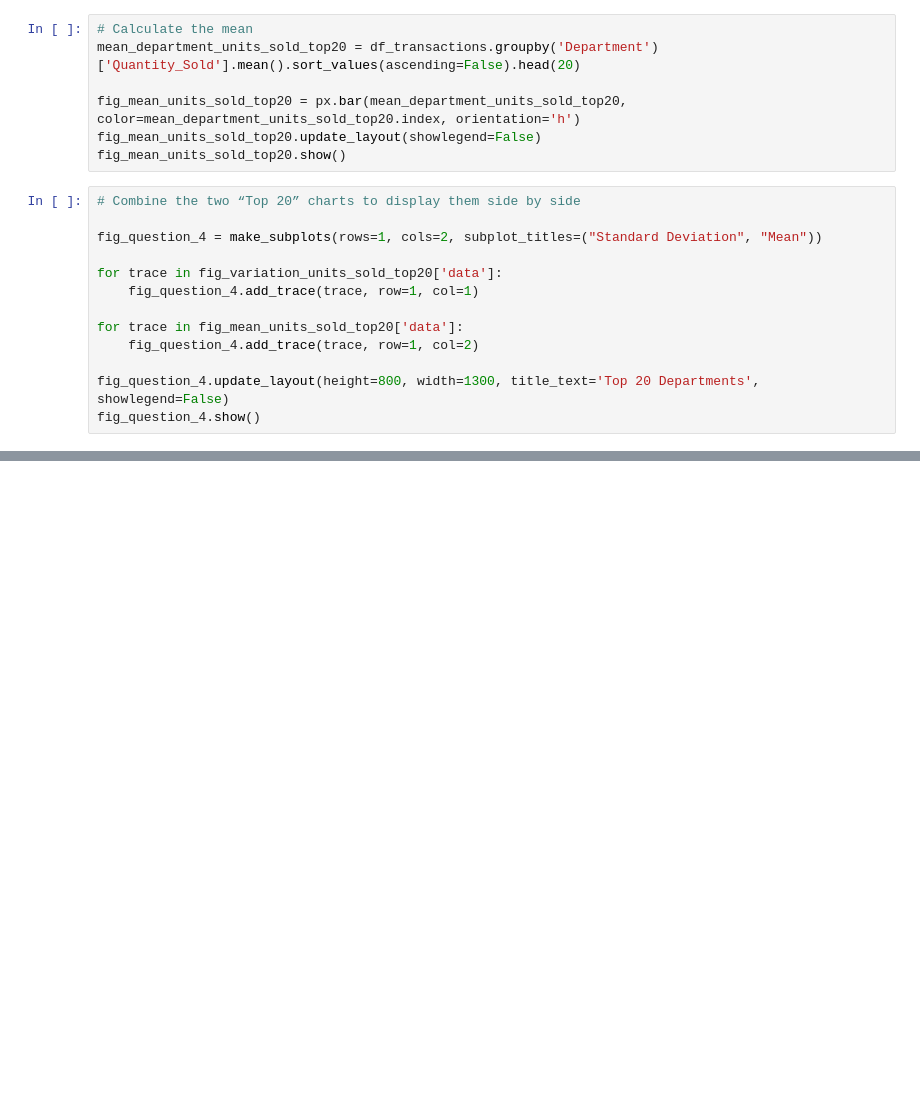
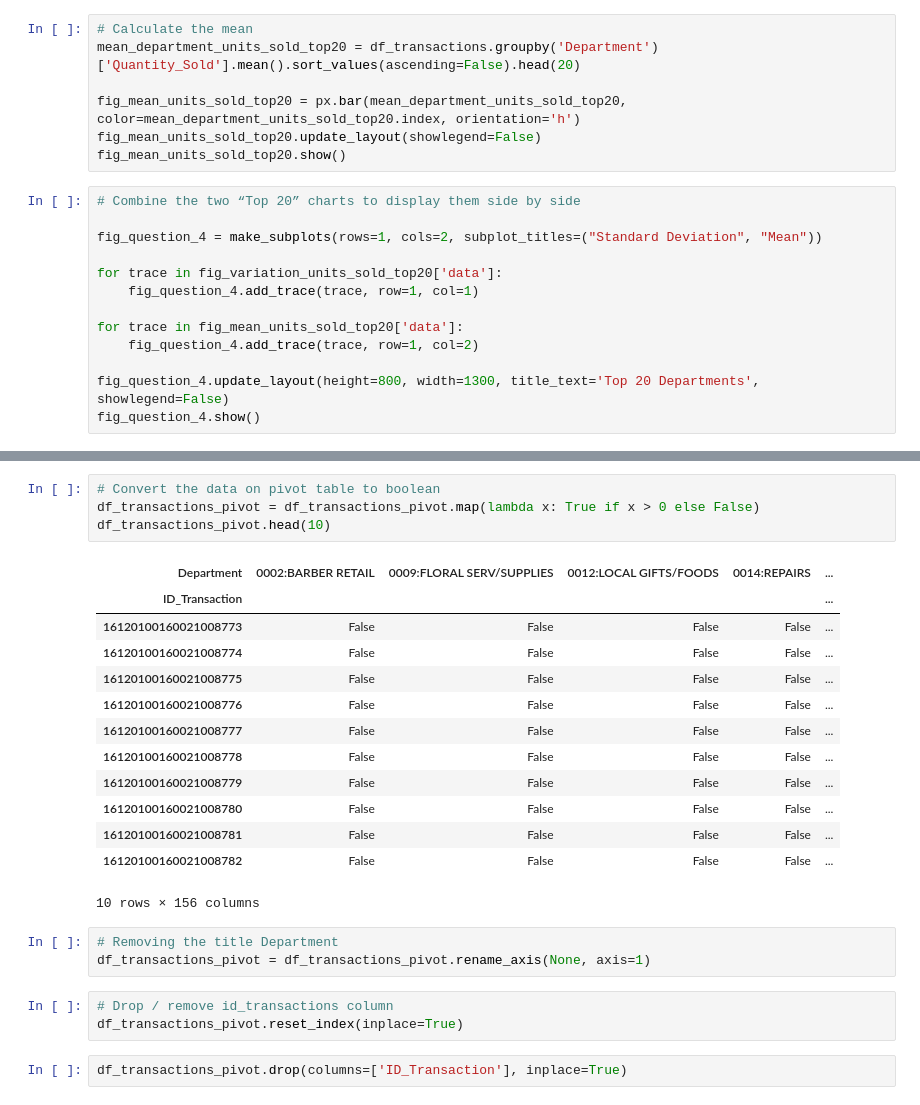
Before and after one commit to Reifhel/ml_models_practice, a Jupyter notebook: 11. Apriori/Market Basket Analysis/market_basket_analysis.ipynb, the cells around one changed output, grey strips where cells are left out. Saved outputs shown, nothing was run; the diff lists cells and outputs as text; blank space fills up the shorter version.

```diff
--- a/11. Apriori/Market Basket Analysis/market_basket_analysis.ipynb
+++ b/11. Apriori/Market Basket Analysis/market_basket_analysis.ipynb
@@ -175,0 +212,26 @@ fig_question_4.show()
+# %%
+# Convert the data on pivot table to boolean
+df_transactions_pivot = df_transactions_pivot.map(lambda x: True if x > 0 else False)
+df_transactions_pivot.head(10)
+# %% [output]
+| Department | 0002:BARBER RETAIL | 0009:FLORAL SERV/SUPPLIES | 0012:LOCAL GIFTS/FOODS | 0014:REPAIRS | ... |
+| ID_Transaction |  |  |  |  | ... |
+| 16120100160021008773 | False | False | False | False | ... |
+| 16120100160021008774 | False | False | False | False | ... |
+| 16120100160021008775 | False | False | False | False | ... |
+| 16120100160021008776 | False | False | False | False | ... |
+| 16120100160021008777 | False | False | False | False | ... |
+| 16120100160021008778 | False | False | False | False | ... |
+| 16120100160021008779 | False | False | False | False | ... |
+| 16120100160021008780 | False | False | False | False | ... |
+| 16120100160021008781 | False | False | False | False | ... |
+| 16120100160021008782 | False | False | False | False | ... |
+10 rows × 156 columns
+# %%
+# Removing the title Department
+df_transactions_pivot = df_transactions_pivot.rename_axis(None, axis=1)
+# %%
+# Drop / remove id_transactions column
+df_transactions_pivot.reset_index(inplace=True)
+# %%
+df_transactions_pivot.drop(columns=['ID_Transaction'], inplace=True)
```
Also changed, not shown: parts of 16 cells of this notebook.
